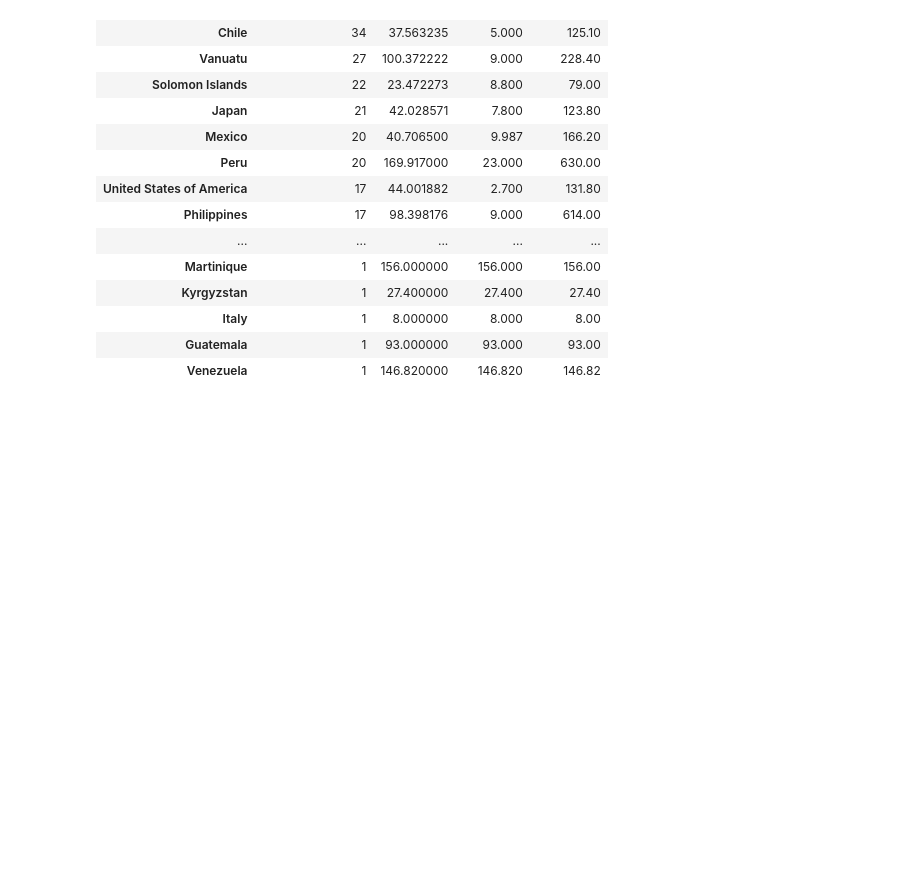
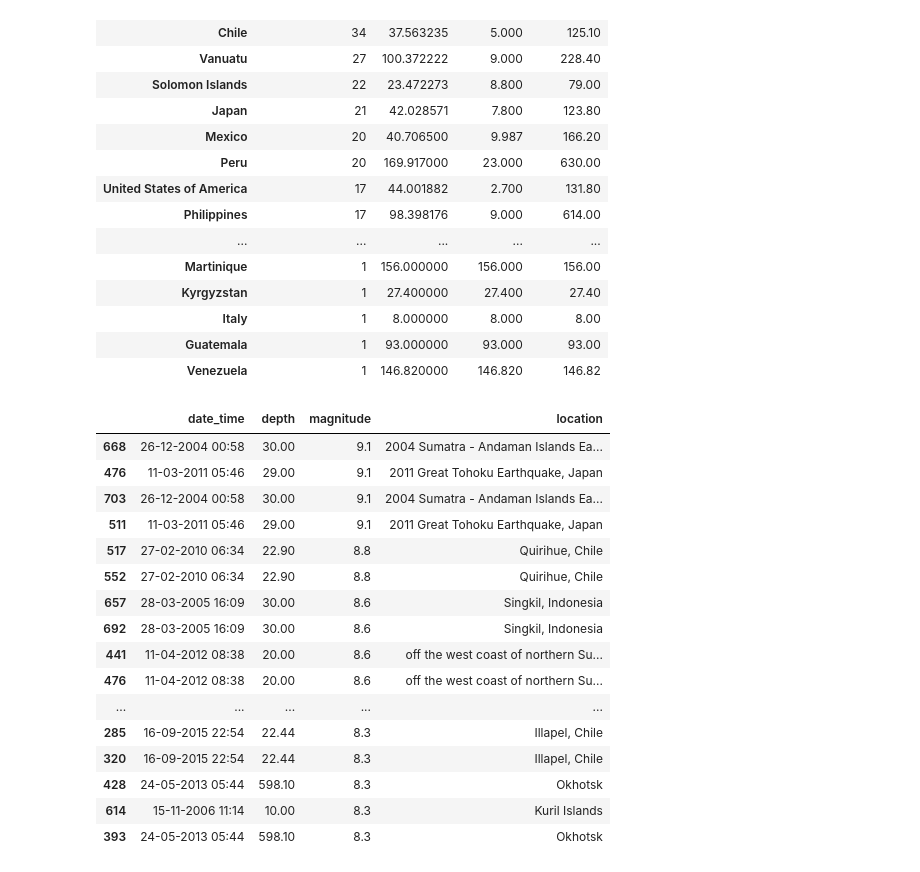
Before and after one commit to BunnyBea83/DSD_Earthquake_Presentation, a Jupyter notebook: joe.ipynb, the cells around one changed output. Drawn from its saved outputs; the diff is of its cells as text; code cells hidden in the pictures; blank space fills up the shorter version.

Commit message:
added magniuted dataframe

```diff
--- a/joe.ipynb
+++ b/joe.ipynb
@@ -208,3 +208,27 @@ average_depth
 | Italy | 1 | 8.000000 | 8.000 | 8.00 |
 | Guatemala | 1 | 93.000000 | 93.000 | 93.00 |
 | Venezuela | 1 | 146.820000 | 146.820 | 146.82 |
+# %%
+combined_w_location = pd.concat([eq_95_23_updated,eq_data_updated])
+combined_w_location = combined_w_location[['date_time','depth', 'magnitude','location']]
+
+highest_mag = combined_w_location.sort_values("magnitude", ascending=False)
+highest_mag[:20]
+# %% [output]
+|  | date_time | depth | magnitude | location |
+| 668 | 26-12-2004 00:58 | 30.00 | 9.1 | 2004 Sumatra - Andaman Islands Ea... |
+| 476 | 11-03-2011 05:46 | 29.00 | 9.1 | 2011 Great Tohoku Earthquake, Japan |
+| 703 | 26-12-2004 00:58 | 30.00 | 9.1 | 2004 Sumatra - Andaman Islands Ea... |
+| 511 | 11-03-2011 05:46 | 29.00 | 9.1 | 2011 Great Tohoku Earthquake, Japan |
+| 517 | 27-02-2010 06:34 | 22.90 | 8.8 | Quirihue, Chile |
+| 552 | 27-02-2010 06:34 | 22.90 | 8.8 | Quirihue, Chile |
+| 657 | 28-03-2005 16:09 | 30.00 | 8.6 | Singkil, Indonesia |
+| 692 | 28-03-2005 16:09 | 30.00 | 8.6 | Singkil, Indonesia |
+| 441 | 11-04-2012 08:38 | 20.00 | 8.6 | off the west coast of northern Su... |
+| 476 | 11-04-2012 08:38 | 20.00 | 8.6 | off the west coast of northern Su... |
+| ... | ... | ... | ... | ... |
+| 285 | 16-09-2015 22:54 | 22.44 | 8.3 | Illapel, Chile |
+| 320 | 16-09-2015 22:54 | 22.44 | 8.3 | Illapel, Chile |
+| 428 | 24-05-2013 05:44 | 598.10 | 8.3 | Okhotsk |
+| 614 | 15-11-2006 11:14 | 10.00 | 8.3 | Kuril Islands |
+| 393 | 24-05-2013 05:44 | 598.10 | 8.3 | Okhotsk |
```
